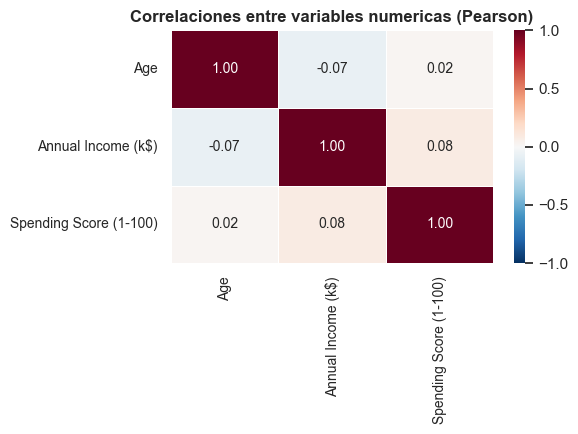
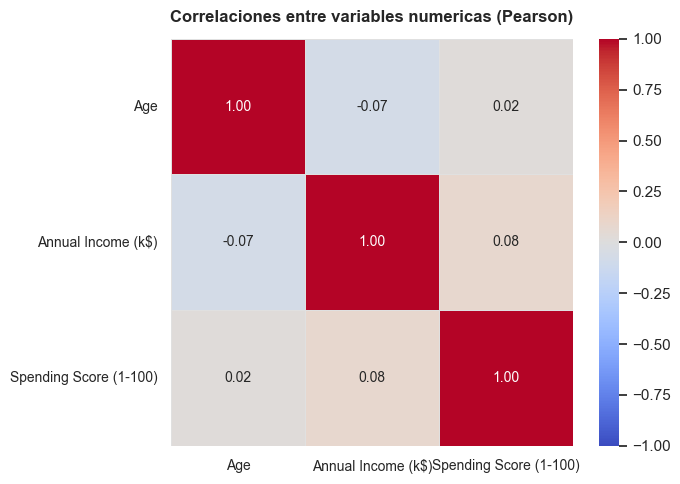
The change to this notebook cell's code, shown as a diff; its figure went from the first image to the second:
--- before
+++ after
@@ -1,12 +1,23 @@
 corr = df[["Age", "Annual Income (k$)", "Spending Score (1-100)"]].corr()
 
-fig, ax = plt.subplots(figsize=(6, 4.5))
-sns.heatmap(corr, annot=True, fmt=".2f", cmap="RdBu_r",
-            vmin=-1, vmax=1, linewidths=0.5,
-            annot_kws={"size": 10}, ax=ax)
+fig, ax = plt.subplots(figsize=(7, 5))
+sns.heatmap(
+    corr,
+    annot=True,
+    fmt=".2f",
+    cmap="coolwarm",
+    vmin=-1, vmax=1, center=0,
+    linewidths=0.5,
+    linecolor="#E0E0E0",
+    annot_kws={"fontsize": 10},
+    ax=ax
+)
 ax.set_title("Correlaciones entre variables numericas (Pearson)",
-             fontsize=12, fontweight="bold")
-ax.tick_params(labelsize=10)
-ax.spines[["top", "right"]].set_visible(False)  # U3: eliminar bordes decorativos
+             fontsize=12, fontweight="bold", pad=12)
+ax.set_xlabel("")
+ax.set_ylabel("")
+ax.tick_params(axis="x", labelsize=10, rotation=0)
+ax.tick_params(axis="y", labelsize=10, rotation=0)
+ax.spines[["top", "right", "left", "bottom"]].set_visible(False)
 plt.tight_layout()
 plt.show()

Commit: Corrige heatmap correlaciones segun especificaciones U1/U2/U3